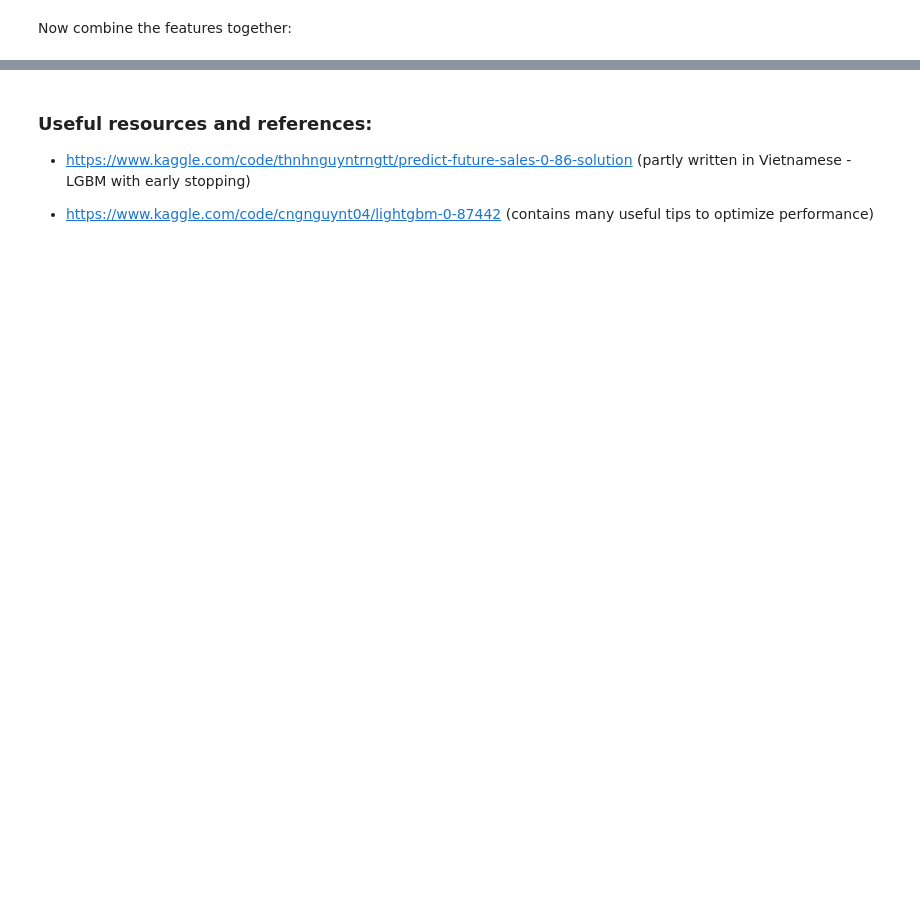
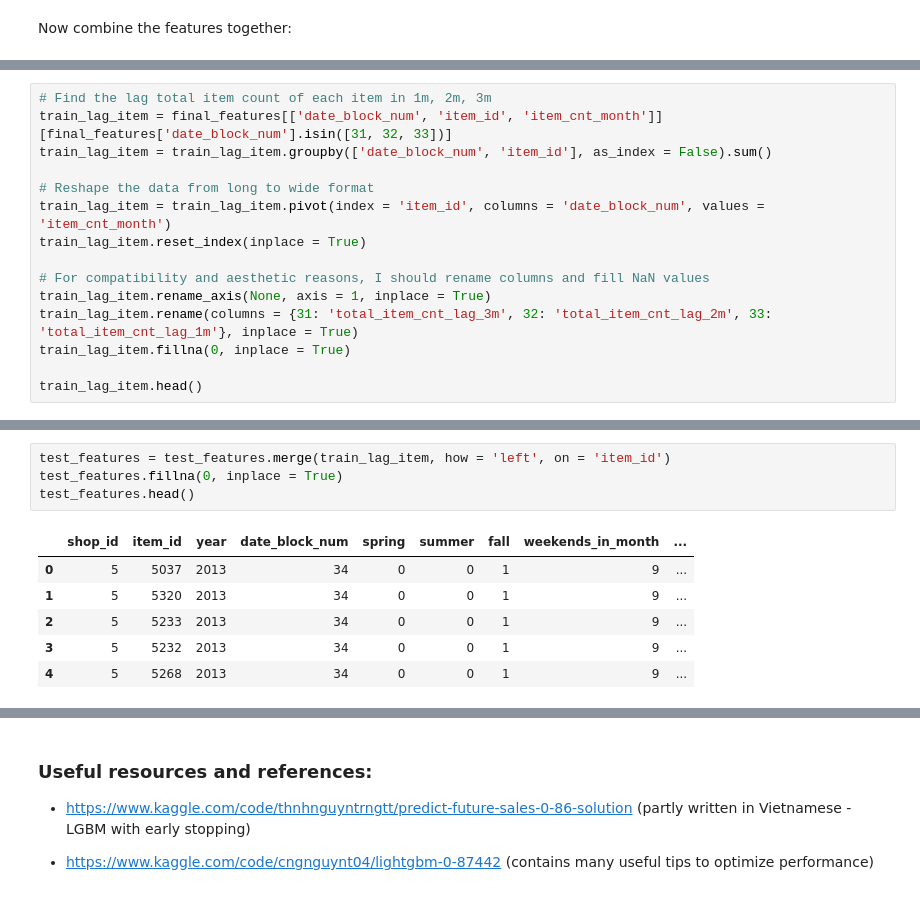
Before and after one commit to thaianle/future-sales-prediction, a Jupyter notebook: 02_modeling.ipynb, the cells around one changed output, grey strips where cells are left out. Cells and saved outputs as stored; diff of their text form; blank space fills up the shorter version.

```diff
--- a/02_feature_engineering.ipynb
+++ b/02_modeling.ipynb
@@ -1204,0 +1514,15 @@ final_features.to_csv('final_features.csv', index = False)
+# %%
+# Find the lag total item count of each item in 1m, 2m, 3m
+train_lag_item = final_features[['date_block_num', 'item_id', 'item_cnt_month']][final_features['date_block_num'].isin([31, 32, 33])]
+train_lag_item = train_lag_item.groupby(['date_block_num', 'item_id'], as_index = False).sum()
+
+# Reshape the data from long to wide format
+train_lag_item = train_lag_item.pivot(index = 'item_id', columns = 'date_block_num', values = 'item_cnt_month')
+train_lag_item.reset_index(inplace = True)
+
+# For compatibility and aesthetic reasons, I should rename columns and fill NaN values
+train_lag_item.rename_axis(None, axis = 1, inplace = True)
+train_lag_item.rename(columns = {31: 'total_item_cnt_lag_3m', 32: 'total_item_cnt_lag_2m', 33: 'total_item_cnt_lag_1m'}, inplace = True)
+train_lag_item.fillna(0, inplace = True)
+
+train_lag_item.head()
@@ -1204,0 +1547,11 @@ final_features.to_csv('final_features.csv', index = False)
+# %%
+test_features = test_features.merge(train_lag_item, how = 'left', on = 'item_id')
+test_features.fillna(0, inplace = True)
+test_features.head()
+# %% [output]
+|  | shop_id | item_id | year | date_block_num | spring | summer | fall | weekends_in_month | ... |
+| 0 | 5 | 5037 | 2013 | 34 | 0 | 0 | 1 | 9 | ... |
+| 1 | 5 | 5320 | 2013 | 34 | 0 | 0 | 1 | 9 | ... |
+| 2 | 5 | 5233 | 2013 | 34 | 0 | 0 | 1 | 9 | ... |
+| 3 | 5 | 5232 | 2013 | 34 | 0 | 0 | 1 | 9 | ... |
+| 4 | 5 | 5268 | 2013 | 34 | 0 | 0 | 1 | 9 | ... |
```
Also changed, not shown: parts of 91 cells of this notebook, 5 other files.
